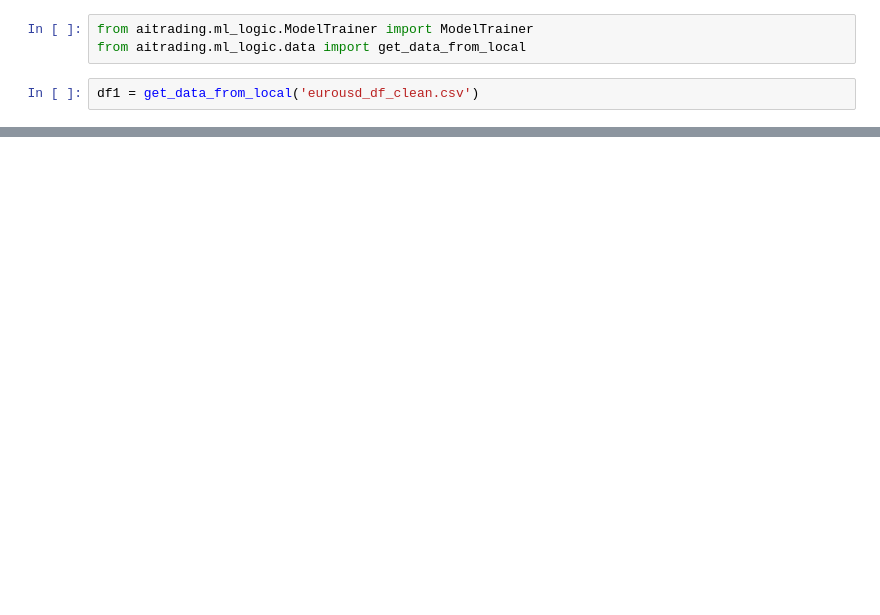
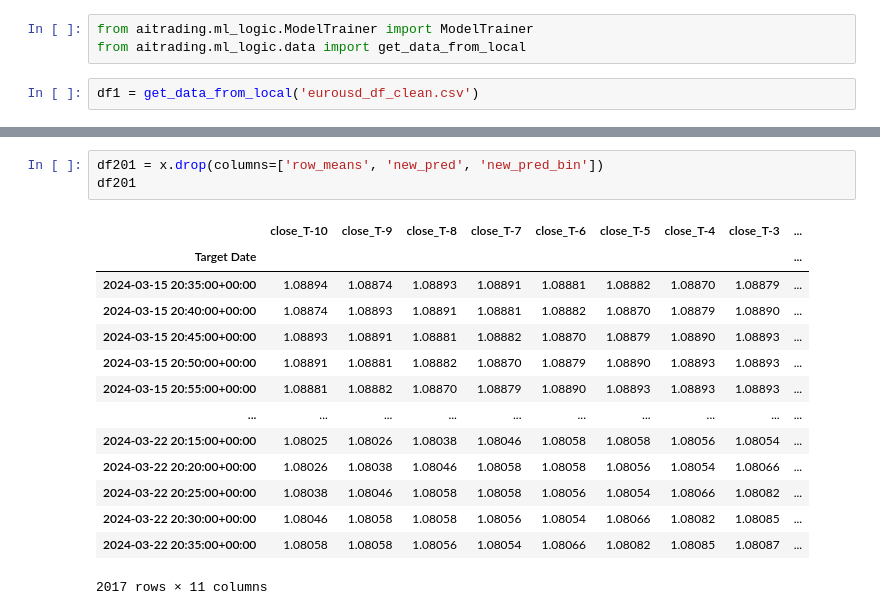
Before and after one commit to Behnaz100/aitrading, a Jupyter notebook: aitrading/notebooks/kassraniroumand_notebook3.ipynb, the cells around one changed output, grey strips where cells are left out. Drawn from its saved outputs; the diff is of its cells as text; blank space fills up the shorter version.

```diff
--- a/aitrading/notebooks/kassraniroumand_notebook3.ipynb
+++ b/aitrading/notebooks/kassraniroumand_notebook3.ipynb
@@ -264,0 +400,18 @@ latest_model <Sequential name=sequential_2, built=True>
+# %%
+df201 = x.drop(columns=['row_means', 'new_pred', 'new_pred_bin'])
+df201
+# %% [output]
+|  | close_T-10 | close_T-9 | close_T-8 | close_T-7 | close_T-6 | close_T-5 | close_T-4 | close_T-3 | ... |
+| Target Date |  |  |  |  |  |  |  |  | ... |
+| 2024-03-15 20:35:00+00:00 | 1.08894 | 1.08874 | 1.08893 | 1.08891 | 1.08881 | 1.08882 | 1.08870 | 1.08879 | ... |
+| 2024-03-15 20:40:00+00:00 | 1.08874 | 1.08893 | 1.08891 | 1.08881 | 1.08882 | 1.08870 | 1.08879 | 1.08890 | ... |
+| 2024-03-15 20:45:00+00:00 | 1.08893 | 1.08891 | 1.08881 | 1.08882 | 1.08870 | 1.08879 | 1.08890 | 1.08893 | ... |
+| 2024-03-15 20:50:00+00:00 | 1.08891 | 1.08881 | 1.08882 | 1.08870 | 1.08879 | 1.08890 | 1.08893 | 1.08893 | ... |
+| 2024-03-15 20:55:00+00:00 | 1.08881 | 1.08882 | 1.08870 | 1.08879 | 1.08890 | 1.08893 | 1.08893 | 1.08893 | ... |
+| ... | ... | ... | ... | ... | ... | ... | ... | ... | ... |
+| 2024-03-22 20:15:00+00:00 | 1.08025 | 1.08026 | 1.08038 | 1.08046 | 1.08058 | 1.08058 | 1.08056 | 1.08054 | ... |
+| 2024-03-22 20:20:00+00:00 | 1.08026 | 1.08038 | 1.08046 | 1.08058 | 1.08058 | 1.08056 | 1.08054 | 1.08066 | ... |
+| 2024-03-22 20:25:00+00:00 | 1.08038 | 1.08046 | 1.08058 | 1.08058 | 1.08056 | 1.08054 | 1.08066 | 1.08082 | ... |
+| 2024-03-22 20:30:00+00:00 | 1.08046 | 1.08058 | 1.08058 | 1.08056 | 1.08054 | 1.08066 | 1.08082 | 1.08085 | ... |
+| 2024-03-22 20:35:00+00:00 | 1.08058 | 1.08058 | 1.08056 | 1.08054 | 1.08066 | 1.08082 | 1.08085 | 1.08087 | ... |
+2017 rows × 11 columns
```
Also changed, not shown: parts of 58 cells of this notebook, 3 other files.
